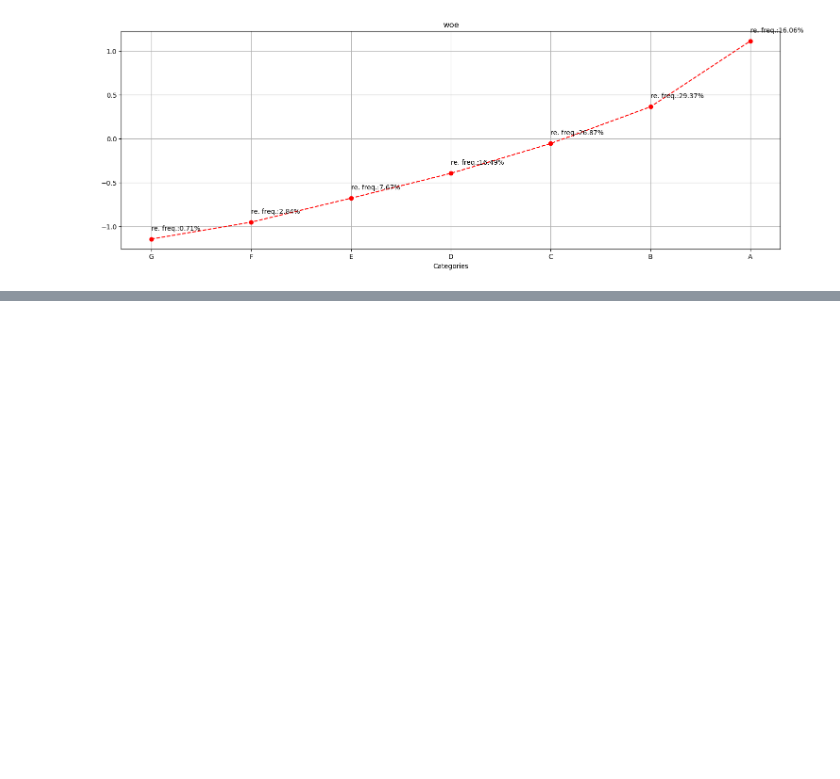
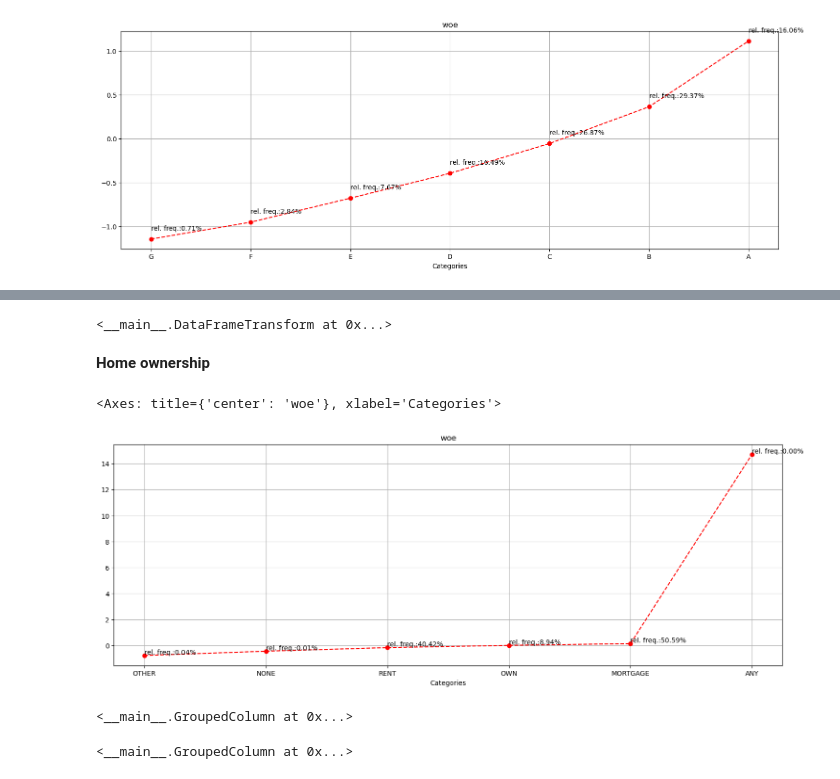
Before and after one commit to Xavi-Linux/CaRMeLo, a Jupyter notebook: notebooks/Data_preparation.ipynb, the cells around one changed output, grey strips where cells are left out. Cells and saved outputs as stored; diff of their text form; code cells hidden in the pictures; blank space fills up the shorter version.

Commit message:
add discrete variables groups

```diff
--- a/notebooks/Data_preparation.ipynb
+++ b/notebooks/Data_preparation.ipynb
@@ -350,0 +323,6 @@ plot_woe(woe_summary.loc['grade', :]['woe'], labels=woe_summary.loc['grade', :][
+# %%
+dft.add_child(grade_groups)
+# %% [output]
+<__main__.DataFrameTransform at 0x...>
+# %% [markdown]
+**Home ownership**
@@ -350,0 +331,5 @@ plot_woe(woe_summary.loc['grade', :]['woe'], labels=woe_summary.loc['grade', :][
+# %%
+plot_woe(woe_summary.loc['home_ownership', :]['woe'], labels=woe_summary.loc['home_ownership', :]['n_obs_rel'].apply(lambda v: 'rel. freq.:{:.2%}'.format(v)))
+# %% [output]
+<Axes: title={'center': 'woe'}, xlabel='Categories'>
+[figure, added]
@@ -350,0 +338,8 @@ plot_woe(woe_summary.loc['grade', :]['woe'], labels=woe_summary.loc['grade', :][
+# %%
+owner_groups.add_child(under_represented_n_risky)
+# %% [output]
+<__main__.GroupedColumn at 0x...>
+# %%
+owner_groups.add_one_category_groups(['OWN', 'MORTGAGE'])
+# %% [output]
+<__main__.GroupedColumn at 0x...>
```
Also changed, not shown: parts of 37 cells of this notebook.
